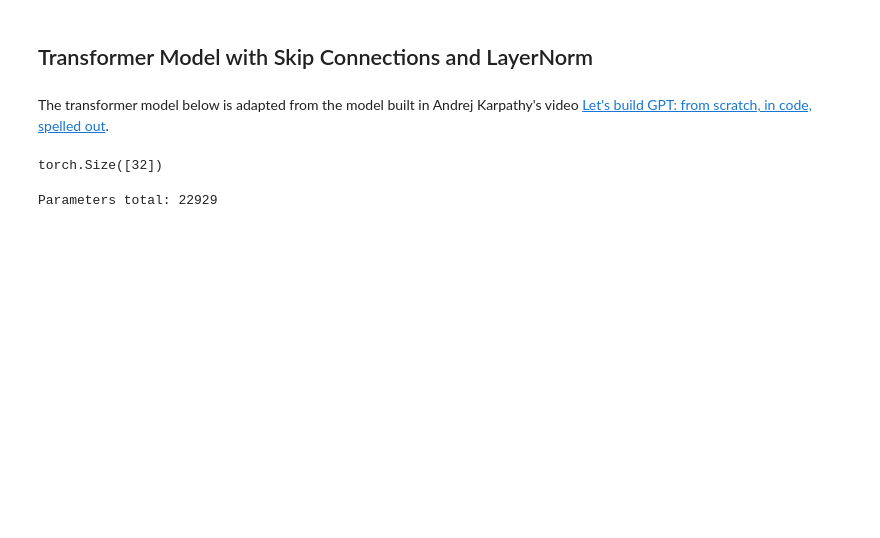
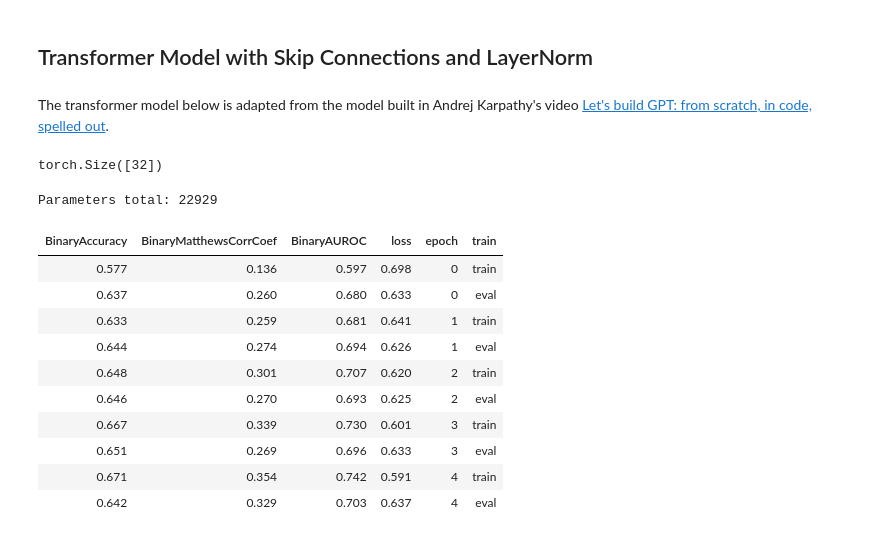
Before and after one commit to frenio/atai, a Jupyter notebook: nbs/00_core.ipynb, the cells around one changed output. Cells and saved outputs as stored; diff of their text form; code cells hidden in the pictures; blank space fills up the shorter version.

```diff
--- a/nbs/00_core.ipynb
+++ b/nbs/00_core.ipynb
@@ -916,11 +934,12 @@ class Block(nn.Module):
         x = x + self.ffwd(self.ln2(x))
         return x
 # %%
+#| export
 class TransformerModel(nn.Module):
     def __init__(self, device):
         super().__init__()
         self.device = device
-        self.token_embedding_table = nn.Embedding(vocab_size, n_embd)
+        self.token_embedding_table = nn.Embedding(vocab_size, n_embd, padding_idx=0)
         self.position_embedding_table = nn.Embedding(block_size, n_embd)
         self.blocks = nn.Sequential(*[Block(n_embd, n_head=n_head) for _ in range(n_layer)])
         self.lnf = nn.LayerNorm(n_embd) # final layer norm
@@ -940,7 +959,7 @@ class TransformerModel(nn.Module):
 # %%
 lr = 1e-3
 block_size = 200
-epochs = 1
+epochs = 5
 n_embd = 16
 n_head = 8
 n_layer = 5
@@ -955,14 +974,26 @@ dls = get_dls(trnds, vldds, bs=32)
 model = TransformerModel(device=def_device)
 metrics = MetricsCB(BinaryAccuracy(), BinaryMatthewsCorrCoef(), BinaryAUROC())
 astats = ActivationStats(fc.risinstance(nn.ReLU))
-cbs = [DeviceCB(), ProgressCB(plot=False), metrics, astats]
+cbs = [DeviceCB(), ProgressCB(plot=False), metrics]
 learn = TrainLearner(model, dls, F.binary_cross_entropy_with_logits, lr=lr, cbs=cbs, opt_func=optim.AdamW)
 print(f"Parameters total: {sum(p.nelement() for p in model.parameters())}")
 #learn.lr_find(start_lr=1e-5, gamma=1.1, av_over=3, max_mult=5)
 # %% [output]
 Parameters total: 22929
 # %%
-#learn.fit(epochs)
+learn.fit(epochs)
+# %% [output]
+| BinaryAccuracy | BinaryMatthewsCorrCoef | BinaryAUROC | loss | epoch | train |
+| 0.577 | 0.136 | 0.597 | 0.698 | 0 | train |
+| 0.637 | 0.260 | 0.680 | 0.633 | 0 | eval |
+| 0.633 | 0.259 | 0.681 | 0.641 | 1 | train |
+| 0.644 | 0.274 | 0.694 | 0.626 | 1 | eval |
+| 0.648 | 0.301 | 0.707 | 0.620 | 2 | train |
+| 0.646 | 0.270 | 0.693 | 0.625 | 2 | eval |
+| 0.667 | 0.339 | 0.730 | 0.601 | 3 | train |
+| 0.651 | 0.269 | 0.696 | 0.633 | 3 | eval |
+| 0.671 | 0.354 | 0.742 | 0.591 | 4 | train |
+| 0.642 | 0.329 | 0.703 | 0.637 | 4 | eval |
 # %%
 #| hide
 import nbdev; nbdev.nbdev_export()
```
Also changed, not shown: parts of 11 cells of this notebook, 2 other files.
